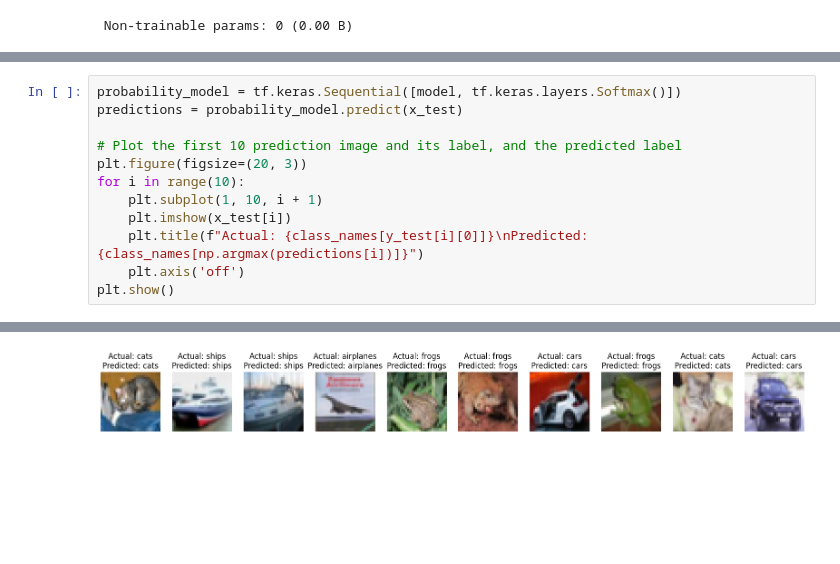
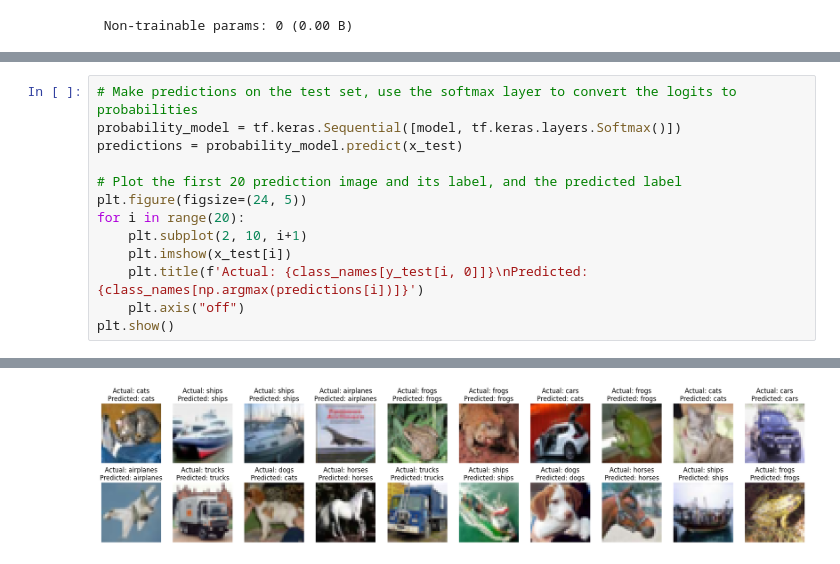
Before and after one commit to vishwamraval/ML-projects, a Jupyter notebook: image_classification_cnn.ipynb, the cells around one changed output, grey strips where cells are left out. Saved outputs shown, nothing was run; the diff lists cells and outputs as text; blank space fills up the shorter version.

Commit message:
CIFAR-10 CNN 20 predictions

```diff
--- a/image_classification_cnn.ipynb
+++ b/image_classification_cnn.ipynb
@@ -138,13 +138,14 @@ print(test_acc)
 # %%
+# Make predictions on the test set, use the softmax layer to convert the logits to probabilities
 probability_model = tf.keras.Sequential([model, tf.keras.layers.Softmax()])
 predictions = probability_model.predict(x_test)
 
-# Plot the first 10 prediction image and its label, and the predicted label
-plt.figure(figsize=(20, 3))
-for i in range(10):
-    plt.subplot(1, 10, i + 1)
+# Plot the first 20 prediction image and its label, and the predicted label
+plt.figure(figsize=(24, 5))
+for i in range(20):
+    plt.subplot(2, 10, i+1)
     plt.imshow(x_test[i])
-    plt.title(f"Actual: {class_names[y_test[i][0]]}\nPredicted: {class_names[np.argmax(predictions[i])]}")
-    plt.axis('off')
+    plt.title(f'Actual: {class_names[y_test[i, 0]]}\nPredicted: {class_names[np.argmax(predictions[i])]}')
+    plt.axis("off")
 plt.show()
 # %% [output]
@@ -152 +153 @@ plt.show()
-[figure, old version]
+[figure, new version]
```
Also changed, not shown: parts of 3 cells of this notebook.
